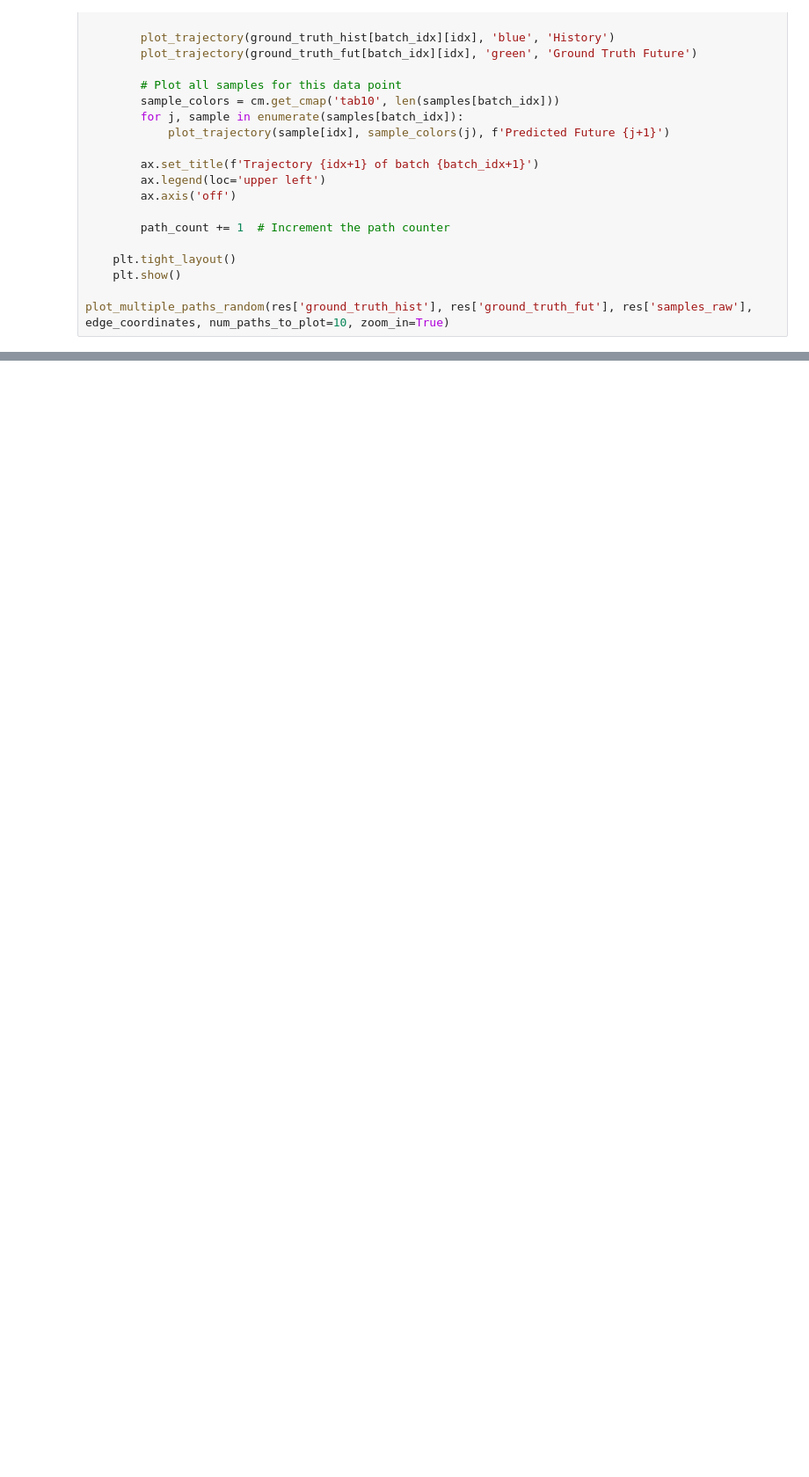
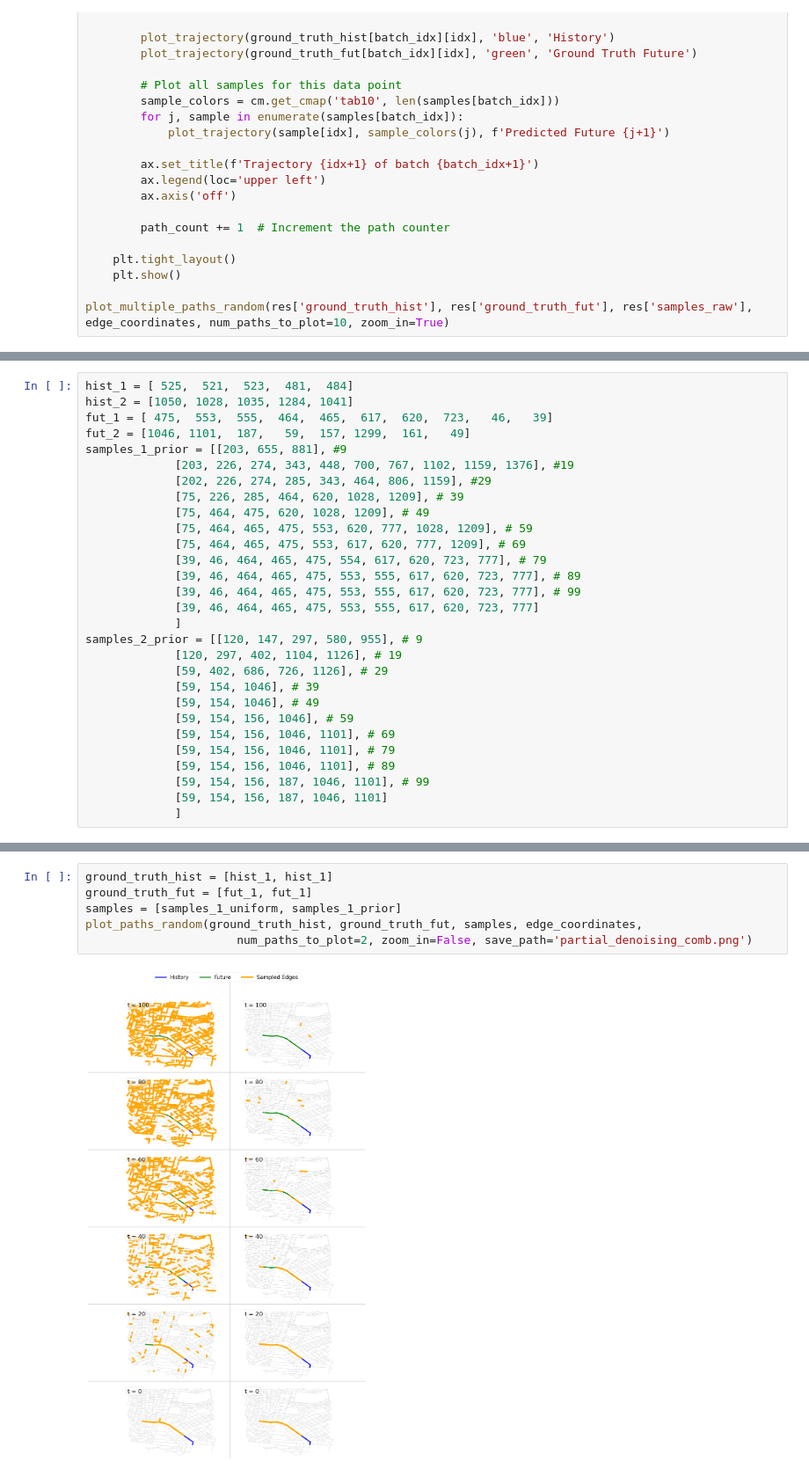
Before and after one commit to schjo480/Master_Thesis, a Jupyter notebook: notebooks/final_evaluation_script.ipynb, the cells around one changed output, grey strips where cells are left out. Shown at 88% size. Drawn from its saved outputs; the diff is of its cells as text; blank space fills up the shorter version.

```diff
--- a/notebooks/final_evaluation_script.ipynb
+++ b/notebooks/final_evaluation_script.ipynb
@@ -526,0 +759,29 @@ plot_multiple_paths(res['ground_truth_hist'], res['ground_truth_fut'], res['samp
+# %%
+hist_1 = [ 525,  521,  523,  481,  484]
+hist_2 = [1050, 1028, 1035, 1284, 1041]
+fut_1 = [ 475,  553,  555,  464,  465,  617,  620,  723,   46,   39]
+fut_2 = [1046, 1101,  187,   59,  157, 1299,  161,   49]
+samples_1_prior = [[203, 655, 881], #9
+             [203, 226, 274, 343, 448, 700, 767, 1102, 1159, 1376], #19
+             [202, 226, 274, 285, 343, 464, 806, 1159], #29
+             [75, 226, 285, 464, 620, 1028, 1209], # 39
+             [75, 464, 475, 620, 1028, 1209], # 49
+             [75, 464, 465, 475, 553, 620, 777, 1028, 1209], # 59
+             [75, 464, 465, 475, 553, 617, 620, 777, 1209], # 69
+             [39, 46, 464, 465, 475, 554, 617, 620, 723, 777], # 79
+             [39, 46, 464, 465, 475, 553, 555, 617, 620, 723, 777], # 89
+             [39, 46, 464, 465, 475, 553, 555, 617, 620, 723, 777], # 99
+             [39, 46, 464, 465, 475, 553, 555, 617, 620, 723, 777]
+             ]
+samples_2_prior = [[120, 147, 297, 580, 955], # 9
+             [120, 297, 402, 1104, 1126], # 19
+             [59, 402, 686, 726, 1126], # 29
+             [59, 154, 1046], # 39
+             [59, 154, 1046], # 49
+             [59, 154, 156, 1046], # 59
+             [59, 154, 156, 1046, 1101], # 69
+             [59, 154, 156, 1046, 1101], # 79
+             [59, 154, 156, 1046, 1101], # 89
+             [59, 154, 156, 187, 1046, 1101], # 99
+             [59, 154, 156, 187, 1046, 1101]
+             ]
@@ -526,0 +1624,8 @@ plot_multiple_paths(res['ground_truth_hist'], res['ground_truth_fut'], res['samp
+# %%
+ground_truth_hist = [hist_1, hist_1]
+ground_truth_fut = [fut_1, fut_1]
+samples = [samples_1_uniform, samples_1_prior]
+plot_paths_random(ground_truth_hist, ground_truth_fut, samples, edge_coordinates,
+                      num_paths_to_plot=2, zoom_in=False, save_path='partial_denoising_comb.png')
+# %% [output]
+[figure, added]
```
Also changed, not shown: parts of 41 cells of this notebook, 34 other files.
